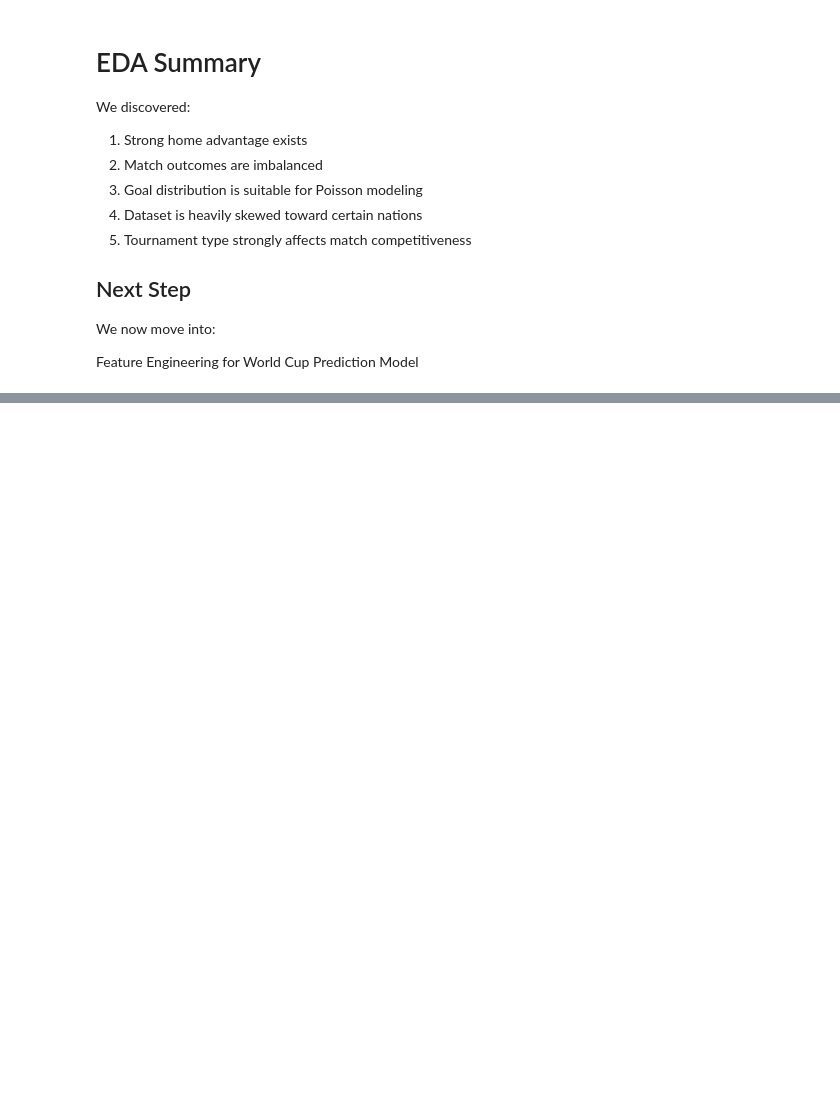
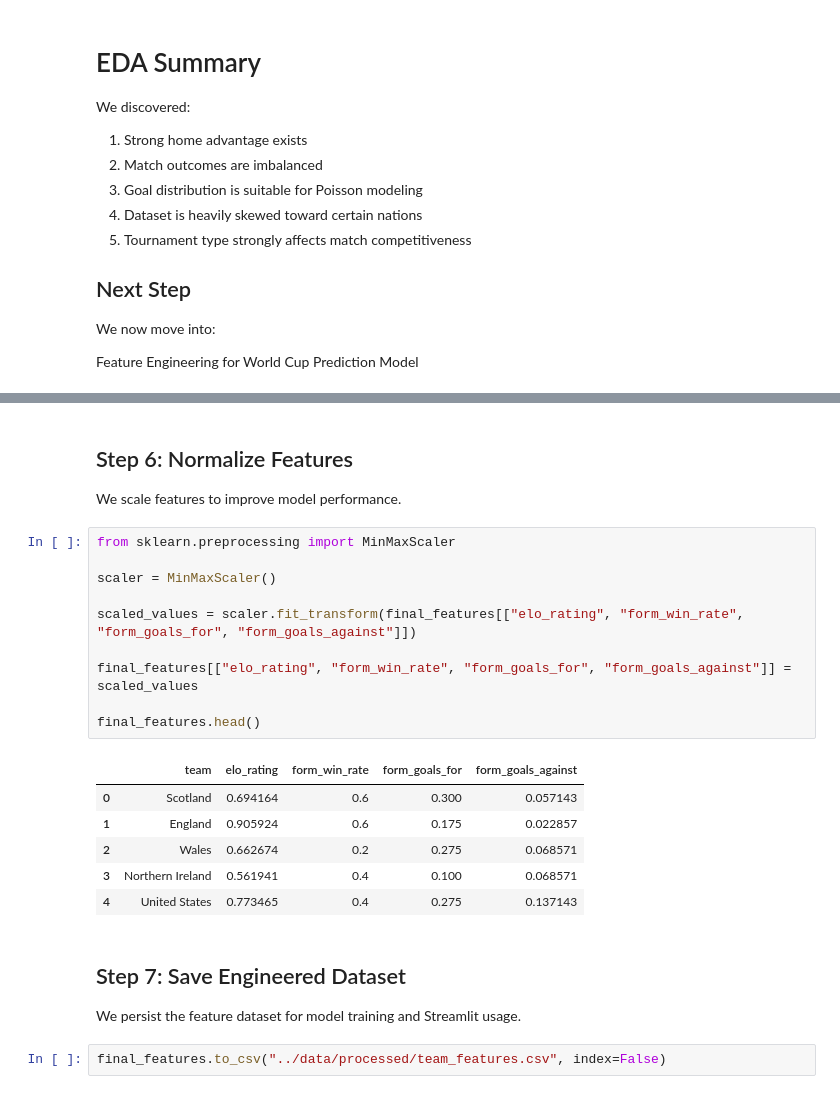
Before and after one commit to leejay-glitch/world-cup-intelligence, a Jupyter notebook: notebooks/01_match_prediction.ipynb, the cells around one changed output, grey strips where cells are left out. Drawn from its saved outputs; the diff is of its cells as text; blank space fills up the shorter version.

```diff
--- a/notebooks/01_match_prediction.ipynb
+++ b/notebooks/01_match_prediction.ipynb
@@ -1282,0 +1469,27 @@ Feature Engineering for World Cup Prediction Model
+# %% [markdown]
+## Step 6: Normalize Features
+
+We scale features to improve model performance.
+# %%
+from sklearn.preprocessing import MinMaxScaler
+
+scaler = MinMaxScaler()
+
+scaled_values = scaler.fit_transform(final_features[["elo_rating", "form_win_rate", "form_goals_for", "form_goals_against"]])
+
+final_features[["elo_rating", "form_win_rate", "form_goals_for", "form_goals_against"]] = scaled_values
+
+final_features.head()
+# %% [output]
+|  | team | elo_rating | form_win_rate | form_goals_for | form_goals_against |
+| 0 | Scotland | 0.694164 | 0.6 | 0.300 | 0.057143 |
+| 1 | England | 0.905924 | 0.6 | 0.175 | 0.022857 |
+| 2 | Wales | 0.662674 | 0.2 | 0.275 | 0.068571 |
+| 3 | Northern Ireland | 0.561941 | 0.4 | 0.100 | 0.068571 |
+| 4 | United States | 0.773465 | 0.4 | 0.275 | 0.137143 |
+# %% [markdown]
+## Step 7: Save Engineered Dataset
+
+We persist the feature dataset for model training and Streamlit usage.
+# %%
+final_features.to_csv("../data/processed/team_features.csv", index=False)
```
Also changed, not shown: parts of 16 cells of this notebook.
